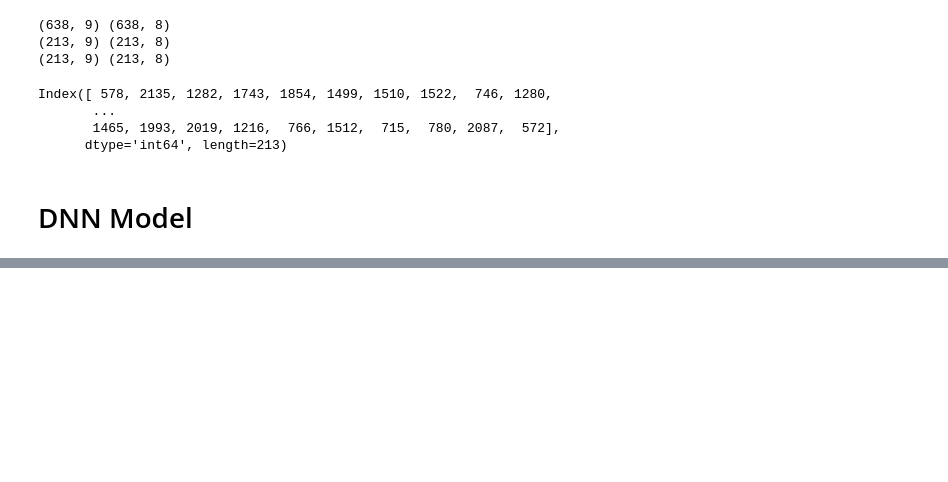
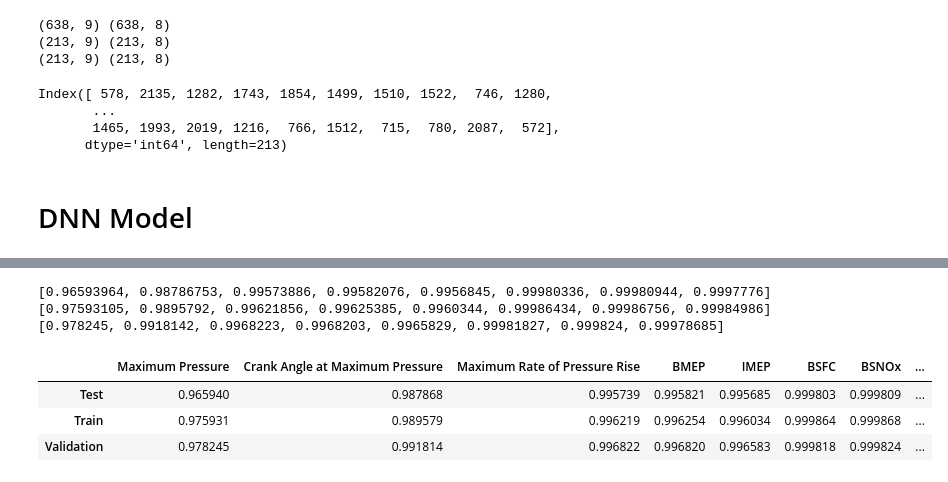
Before and after one commit to jongyunwoo/knocking-classification-and-multi-regression, a Jupyter notebook: multiregression/kncking multiregression.ipynb, the cells around one changed output, grey strips where cells are left out. Drawn from its saved outputs; the diff is of its cells as text; code cells hidden in the pictures; blank space fills up the shorter version.

```diff
--- a/multiregression/kncking multiregression.ipynb
+++ b/multiregression/kncking multiregression.ipynb
@@ -272,0 +297,27 @@ predicted_val_df.to_csv("Predicted_val_result.csv")
+# %%
+#R2_score
+def R2_score(predicted_true):
+    list = []
+    metrics = tf.keras.metrics.R2Score()
+    for i in range(8):
+        metrics.update_state(predicted_true.iloc[:, [2*i+1]], predicted_true.iloc[:, [2*i]])
+        result = metrics.result()
+        list.append(result.numpy())
+
+    return list
+# %%
+print(R2_score(predicted_test_df))
+print(R2_score(predicted_train_df))
+print(R2_score(predicted_val_df))
+# %% [output]
+[0.96593964, 0.98786753, 0.99573886, 0.99582076, 0.9956845, 0.99980336, 0.99980944, 0.9997776]
+[0.97593105, 0.9895792, 0.99621856, 0.99625385, 0.9960344, 0.99986434, 0.99986756, 0.99984986]
+[0.978245, 0.9918142, 0.9968223, 0.9968203, 0.9965829, 0.99981827, 0.999824, 0.99978685]
+# %%
+R2_score_df = pd.DataFrame((R2_score(predicted_test_df), R2_score(predicted_train_df), R2_score(predicted_val_df)), columns = ['Maximum Pressure', 'Crank Angle at Maximum Pressure', 'Maximum Rate of Pressure Rise', 'BMEP','IMEP', 'BSFC', 'BSNOx', 'BSCO'], index = ['Test', 'Train', 'Validation'])
+R2_score_df
+# %% [output]
+|  | Maximum Pressure | Crank Angle at Maximum Pressure | Maximum Rate of Pressure Rise | BMEP | IMEP | BSFC | BSNOx | ... |
+| Test | 0.965940 | 0.987868 | 0.995739 | 0.995821 | 0.995685 | 0.999803 | 0.999809 | ... |
+| Train | 0.975931 | 0.989579 | 0.996219 | 0.996254 | 0.996034 | 0.999864 | 0.999868 | ... |
+| Validation | 0.978245 | 0.991814 | 0.996822 | 0.996820 | 0.996583 | 0.999818 | 0.999824 | ... |
```
Also changed, not shown: parts of 10 cells of this notebook, 6 other files.
